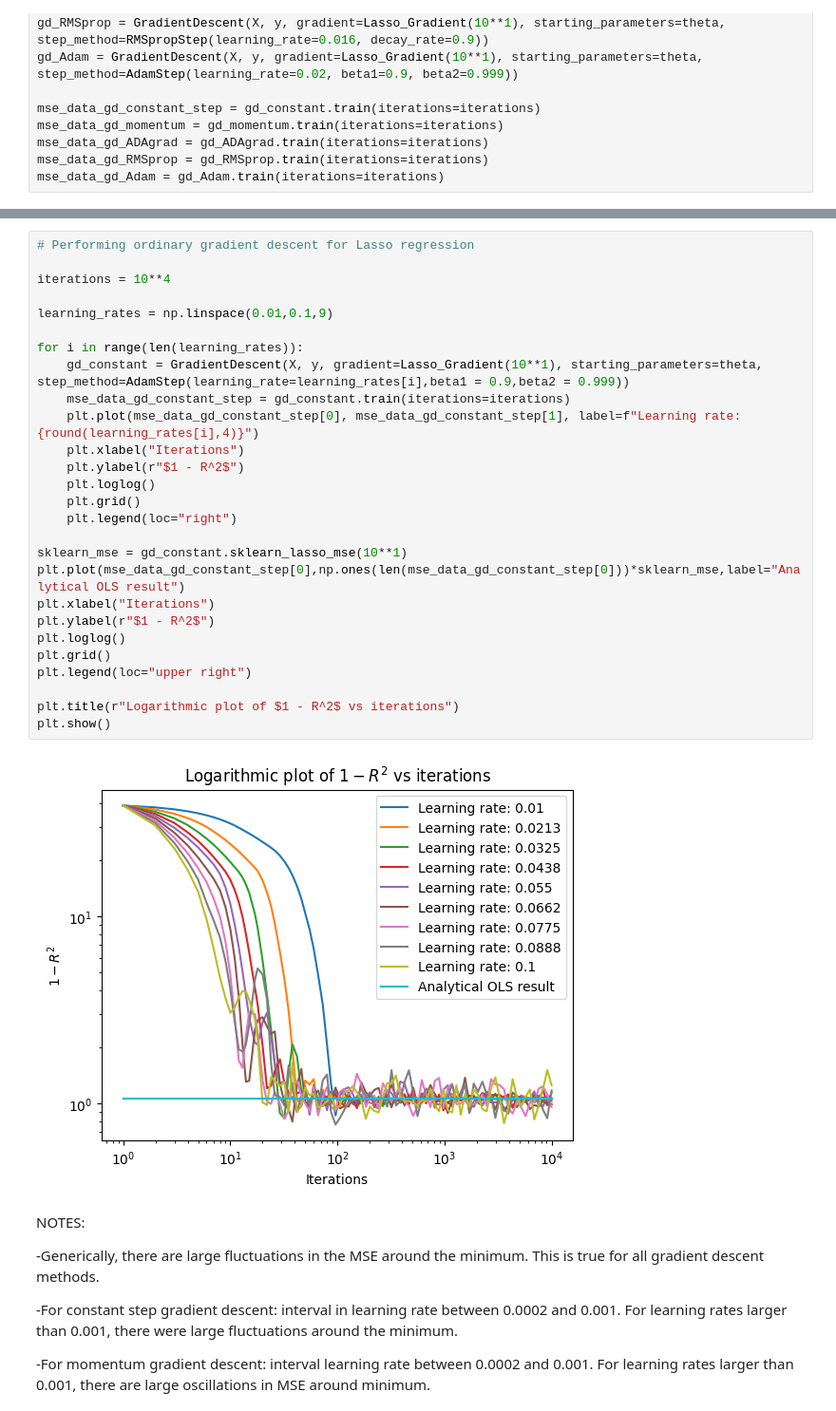
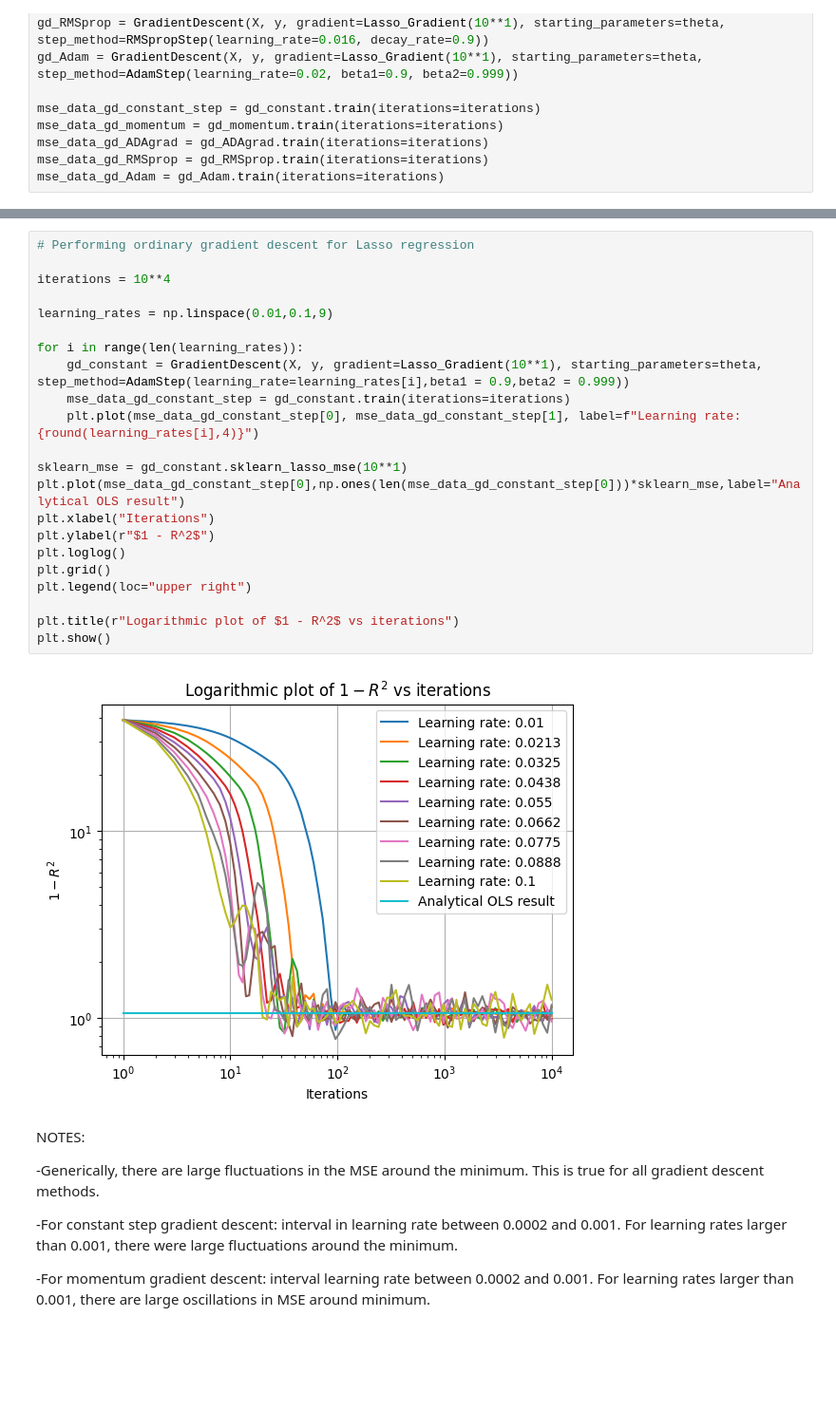
Before and after one commit to HeineEH/FYS-STK3155-4155_Project1, a Jupyter notebook: code/project_1ef.ipynb, the cells around one changed output, grey strips where cells are left out. Shown: that part at 95% size. Drawn from its saved outputs; the diff is of its cells as text; blank space fills up the shorter version.

```diff
--- a/code/project_1ef.ipynb
+++ b/code/project_1ef.ipynb
@@ -82,32 +74,27 @@ Lasso:  1.0565848811735064
 # %%
 # Performing ordinary gradient descent for Lasso regression
 
 iterations = 10**4
 
 learning_rates = np.linspace(0.01,0.1,9)
 
 for i in range(len(learning_rates)):
     gd_constant = GradientDescent(X, y, gradient=Lasso_Gradient(10**1), starting_parameters=theta, step_method=AdamStep(learning_rate=learning_rates[i],beta1 = 0.9,beta2 = 0.999))
     mse_data_gd_constant_step = gd_constant.train(iterations=iterations)
     plt.plot(mse_data_gd_constant_step[0], mse_data_gd_constant_step[1], label=f"Learning rate: {round(learning_rates[i],4)}")
-    plt.xlabel("Iterations")
-    plt.ylabel(r"$1 - R^2$")
-    plt.loglog()
-    plt.grid()
-    plt.legend(loc="right")
 
 sklearn_mse = gd_constant.sklearn_lasso_mse(10**1)
 plt.plot(mse_data_gd_constant_step[0],np.ones(len(mse_data_gd_constant_step[0]))*sklearn_mse,label="Analytical OLS result")
 plt.xlabel("Iterations")
 plt.ylabel(r"$1 - R^2$")
 plt.loglog()
 plt.grid()
 plt.legend(loc="upper right")
 
 plt.title(r"Logarithmic plot of $1 - R^2$ vs iterations")
 plt.show()
 # %% [output]
-[figure, old version]
+[figure, new version]
 # %% [markdown]
 NOTES:
 
```
Also changed, not shown: parts of 5 cells of this notebook, 1 other file.
